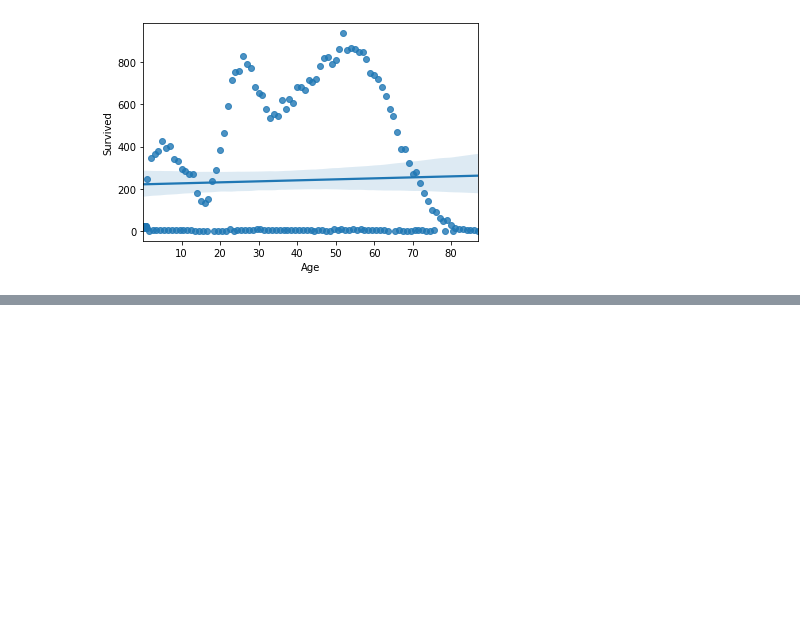
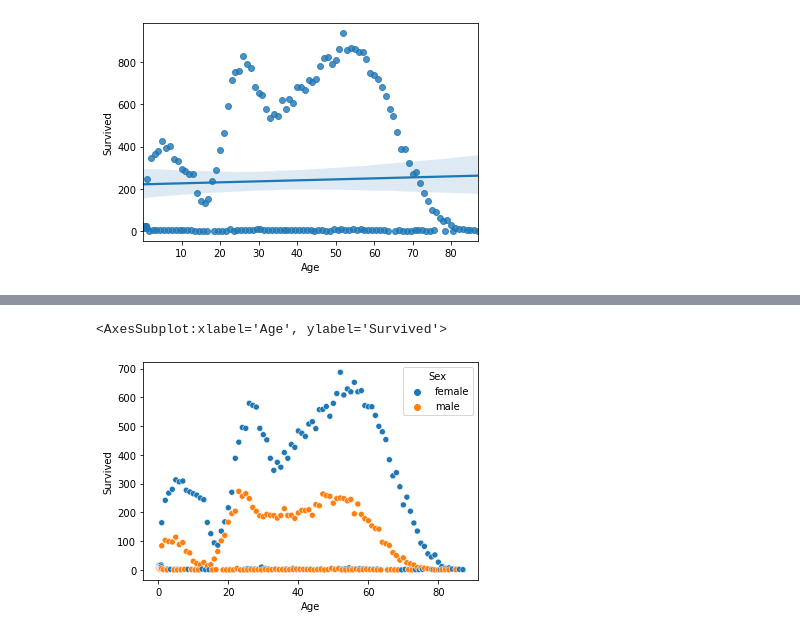
Before and after one commit to mamont79/02_EDA_2022, a Jupyter notebook: 02_EDA_2022.ipynb, the cells around one changed output, grey strips where cells are left out. Saved outputs shown, nothing was run; the diff lists cells and outputs as text; code cells hidden in the pictures; blank space fills up the shorter version.

```diff
--- a/02_EDA_2022.ipynb
+++ b/02_EDA_2022.ipynb
@@ -145,0 +160,3 @@ sns.regplot(x=age_surv.index, y=age_surv['Survived'])
+# %%
+age_surv_sex = db.groupby(['Age', 'Sex']).sum().reset_index()
+age_surv_sex
@@ -146,2 +177,5 @@ sns.regplot(x=age_surv.index, y=age_surv['Survived'])
 # %%
-sns.scatterplot(x=age_surv.index, y=age_surv['Survived'], hue=age_surv[''])
+sns.scatterplot(x=age_surv_sex['Age'], y=age_surv_sex['Survived'], hue=age_surv_sex['Sex'])
+# %% [output]
+<AxesSubplot:xlabel='Age', ylabel='Survived'>
+[figure, added]
```
Also changed, not shown: parts of 13 cells of this notebook.
